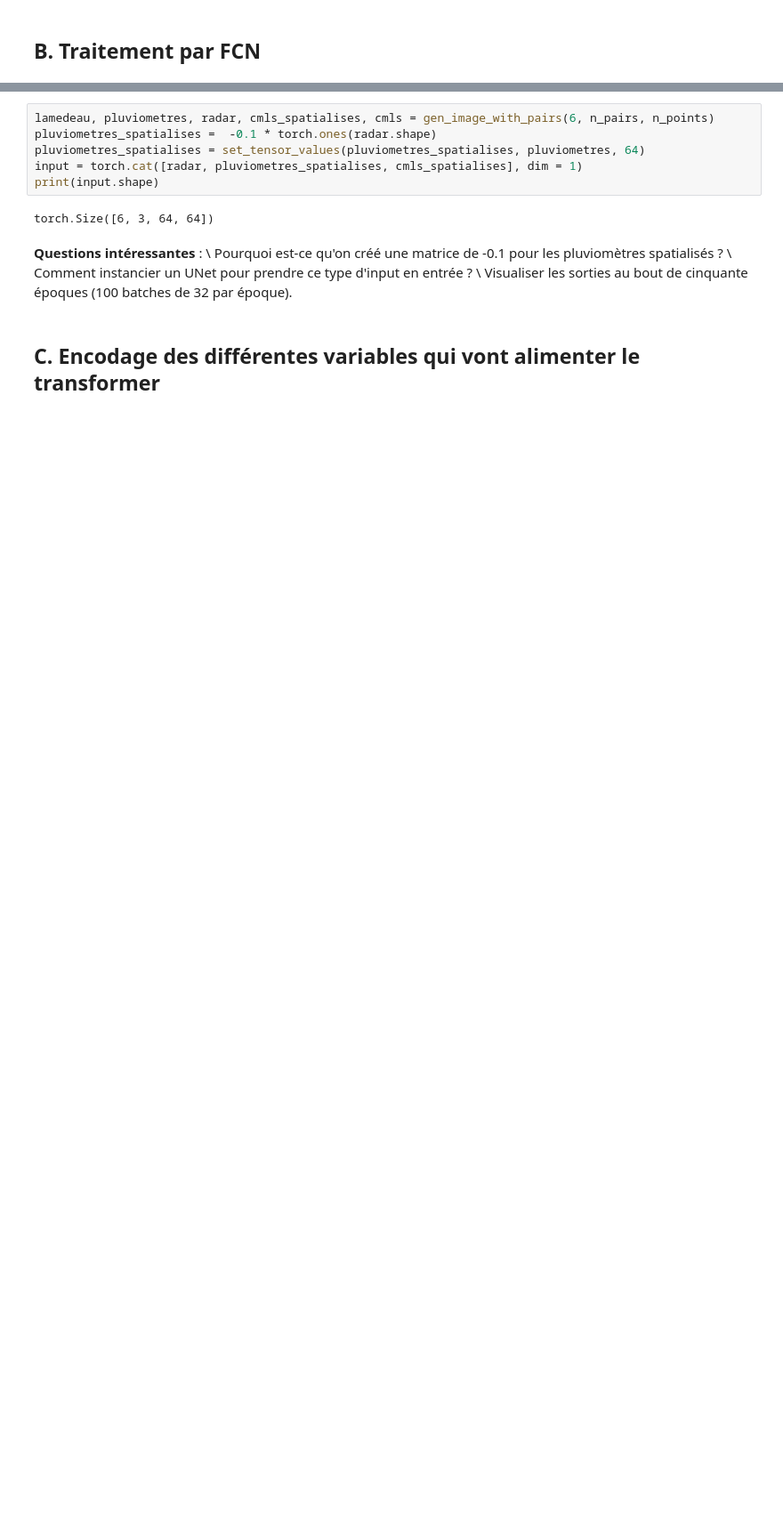
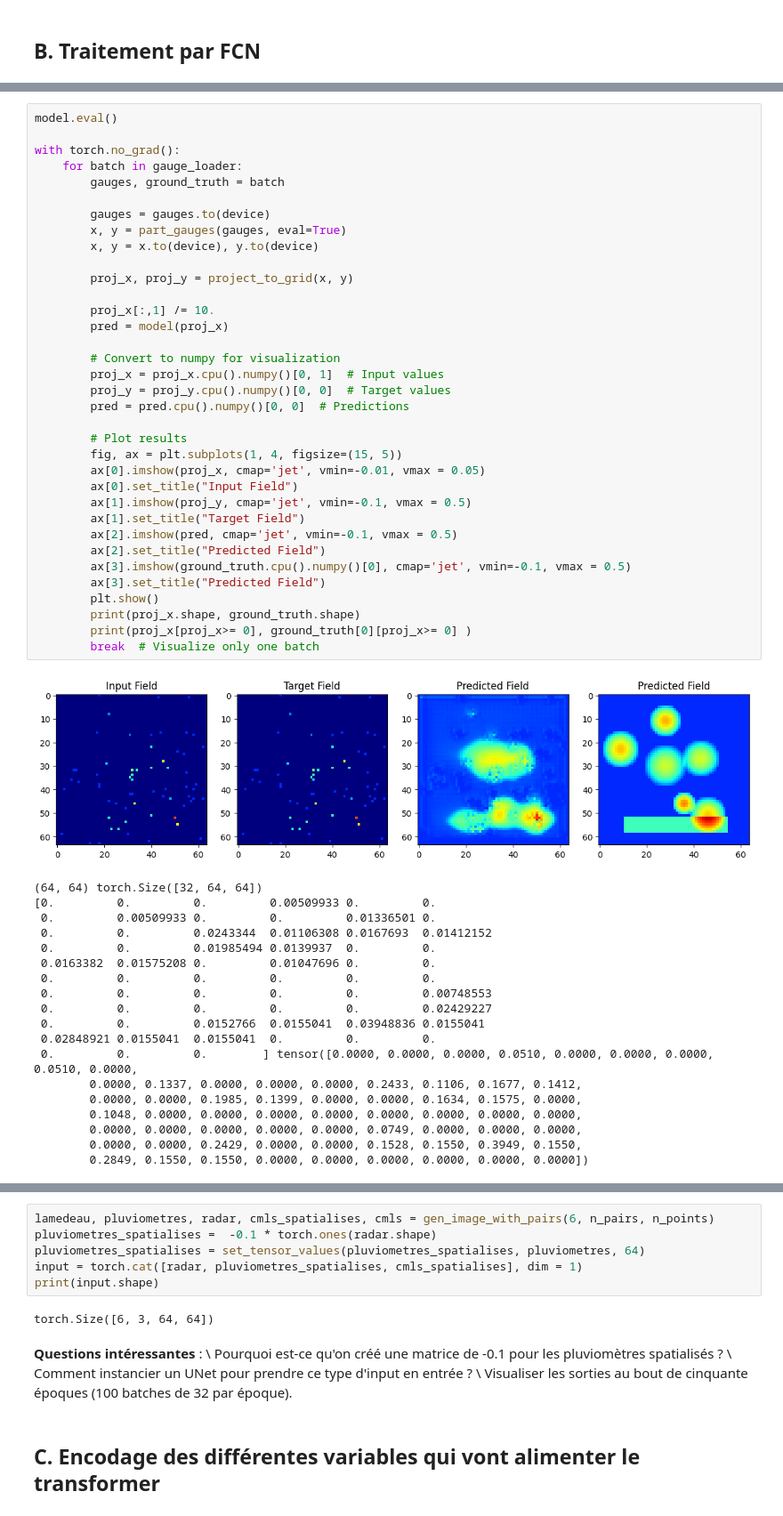
Before and after one commit to nanopiero/fusion_2d_od, a Jupyter notebook: notebooks/build_fusion_2d_of_problem.ipynb, the cells around one changed output, grey strips where cells are left out. Shown at 89% size. Drawn from its saved outputs; the diff is of its cells as text; blank space fills up the shorter version.

```diff
--- a/notebooks/build_fusion_2d_of_problem.ipynb
+++ b/notebooks/build_fusion_2d_of_problem.ipynb
@@ -670,0 +685,55 @@ NameError: name 'gen_image_with_pairs' is not defined
+# %%
+model.eval()
+
+with torch.no_grad():
+    for batch in gauge_loader:
+        gauges, ground_truth = batch
+
+        gauges = gauges.to(device)
+        x, y = part_gauges(gauges, eval=True)
+        x, y = x.to(device), y.to(device)
+
+        proj_x, proj_y = project_to_grid(x, y)
+
+        proj_x[:,1] /= 10.
+        pred = model(proj_x)
+
+        # Convert to numpy for visualization
+        proj_x = proj_x.cpu().numpy()[0, 1]  # Input values
+        proj_y = proj_y.cpu().numpy()[0, 0]  # Target values
+        pred = pred.cpu().numpy()[0, 0]  # Predictions
+
+        # Plot results
+        fig, ax = plt.subplots(1, 4, figsize=(15, 5))
+        ax[0].imshow(proj_x, cmap='jet', vmin=-0.01, vmax = 0.05)
+        ax[0].set_title("Input Field")
+        ax[1].imshow(proj_y, cmap='jet', vmin=-0.1, vmax = 0.5)
+        ax[1].set_title("Target Field")
+        ax[2].imshow(pred, cmap='jet', vmin=-0.1, vmax = 0.5)
+        ax[2].set_title("Predicted Field")
+        ax[3].imshow(ground_truth.cpu().numpy()[0], cmap='jet', vmin=-0.1, vmax = 0.5)
+        ax[3].set_title("Predicted Field")
+        plt.show()
+        print(proj_x.shape, ground_truth.shape)
+        print(proj_x[proj_x>= 0], ground_truth[0][proj_x>= 0] )
+        break  # Visualize only one batch
+# %% [output]
+[figure, added]
+(64, 64) torch.Size([32, 64, 64])
+[0.         0.         0.         0.00509933 0.         0.
+ 0.         0.00509933 0.         0.         0.01336501 0.
+ 0.         0.         0.0243344  0.01106308 0.0167693  0.01412152
+ 0.         0.         0.01985494 0.0139937  0.         0.
+ 0.0163382  0.01575208 0.         0.01047696 0.         0.
+ 0.         0.         0.         0.         0.         0.
+ 0.         0.         0.         0.         0.         0.00748553
+ 0.         0.         0.         0.         0.         0.02429227
+ 0.         0.         0.0152766  0.0155041  0.03948836 0.0155041
+ 0.02848921 0.0155041  0.0155041  0.         0.         0.
+ 0.         0.         0.        ] tensor([0.0000, 0.0000, 0.0000, 0.0510, 0.0000, 0.0000, 0.0000, 0.0510, 0.0000,
+        0.0000, 0.1337, 0.0000, 0.0000, 0.0000, 0.2433, 0.1106, 0.1677, 0.1412,
+        0.0000, 0.0000, 0.1985, 0.1399, 0.0000, 0.0000, 0.1634, 0.1575, 0.0000,
+        0.1048, 0.0000, 0.0000, 0.0000, 0.0000, 0.0000, 0.0000, 0.0000, 0.0000,
+        0.0000, 0.0000, 0.0000, 0.0000, 0.0000, 0.0749, 0.0000, 0.0000, 0.0000,
+        0.0000, 0.0000, 0.2429, 0.0000, 0.0000, 0.1528, 0.1550, 0.3949, 0.1550,
+        0.2849, 0.1550, 0.1550, 0.0000, 0.0000, 0.0000, 0.0000, 0.0000, 0.0000])
```
Also changed, not shown: parts of 18 cells of this notebook.
